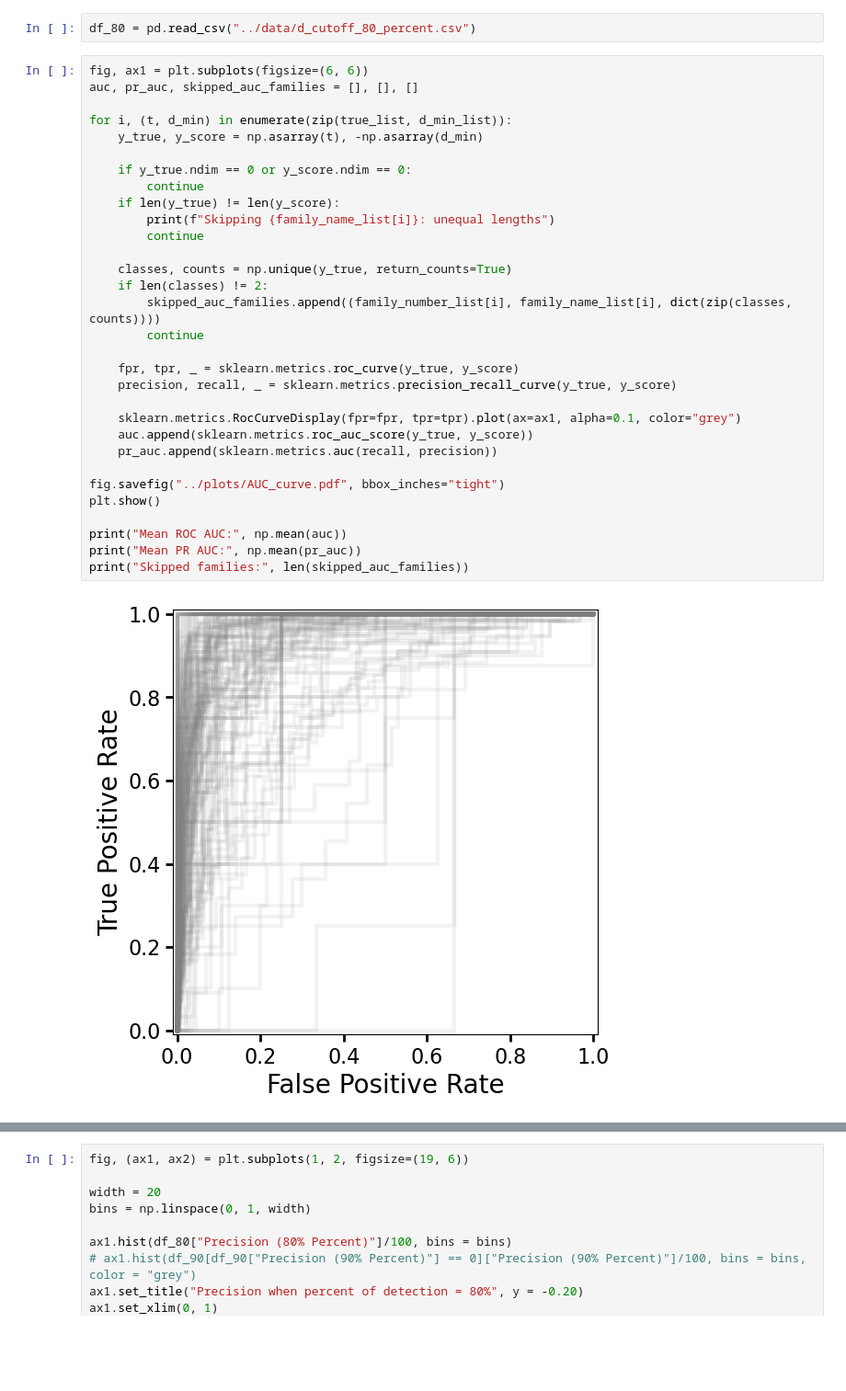
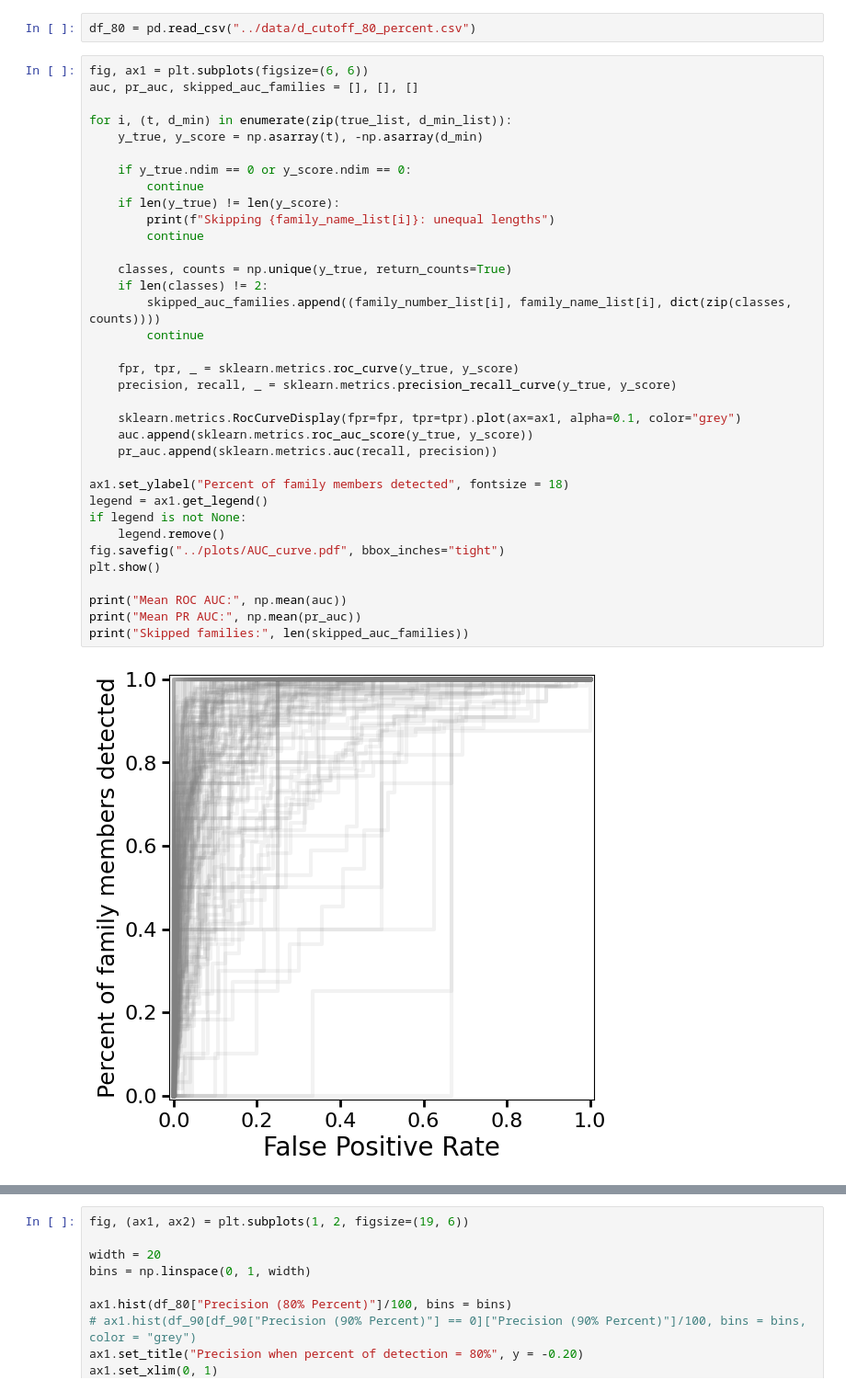
Before and after one commit to YangShen31/proper_elements_prediction, a Jupyter notebook: 4_family_identification/4.2_histogram_generations.ipynb, the cells around one changed output, grey strips where cells are left out. Shown at 92% size. Saved outputs shown, nothing was run; the diff lists cells and outputs as text; blank space fills up the shorter version.

Commit message:
rerun histogram + plots

```diff
--- a/4_family_identification/4.2_histogram_generations.ipynb
+++ b/4_family_identification/4.2_histogram_generations.ipynb
@@ -273,34 +273,38 @@ fig, ax1 = plt.subplots(figsize=(6, 6))
 auc, pr_auc, skipped_auc_families = [], [], []
 
 for i, (t, d_min) in enumerate(zip(true_list, d_min_list)):
 	y_true, y_score = np.asarray(t), -np.asarray(d_min)
 
 	if y_true.ndim == 0 or y_score.ndim == 0:
 		continue
 	if len(y_true) != len(y_score):
 		print(f"Skipping {family_name_list[i]}: unequal lengths")
 		continue
 
 	classes, counts = np.unique(y_true, return_counts=True)
 	if len(classes) != 2:
 		skipped_auc_families.append((family_number_list[i], family_name_list[i], dict(zip(classes, counts))))
 		continue
 
 	fpr, tpr, _ = sklearn.metrics.roc_curve(y_true, y_score)
 	precision, recall, _ = sklearn.metrics.precision_recall_curve(y_true, y_score)
 
 	sklearn.metrics.RocCurveDisplay(fpr=fpr, tpr=tpr).plot(ax=ax1, alpha=0.1, color="grey")
 	auc.append(sklearn.metrics.roc_auc_score(y_true, y_score))
 	pr_auc.append(sklearn.metrics.auc(recall, precision))
 
+ax1.set_ylabel("Percent of family members detected", fontsize = 18)
+legend = ax1.get_legend()
+if legend is not None:
+    legend.remove()
 fig.savefig("../plots/AUC_curve.pdf", bbox_inches="tight")
 plt.show()
 
 print("Mean ROC AUC:", np.mean(auc))
 print("Mean PR AUC:", np.mean(pr_auc))
 print("Skipped families:", len(skipped_auc_families))
 # %% [output]
-[figure, old version]
+[figure, new version]
 Mean ROC AUC: 0.921084993699081
 Mean PR AUC: 0.7154903141274255
 Skipped families: 0
```
Also changed, not shown: 5 other files.
